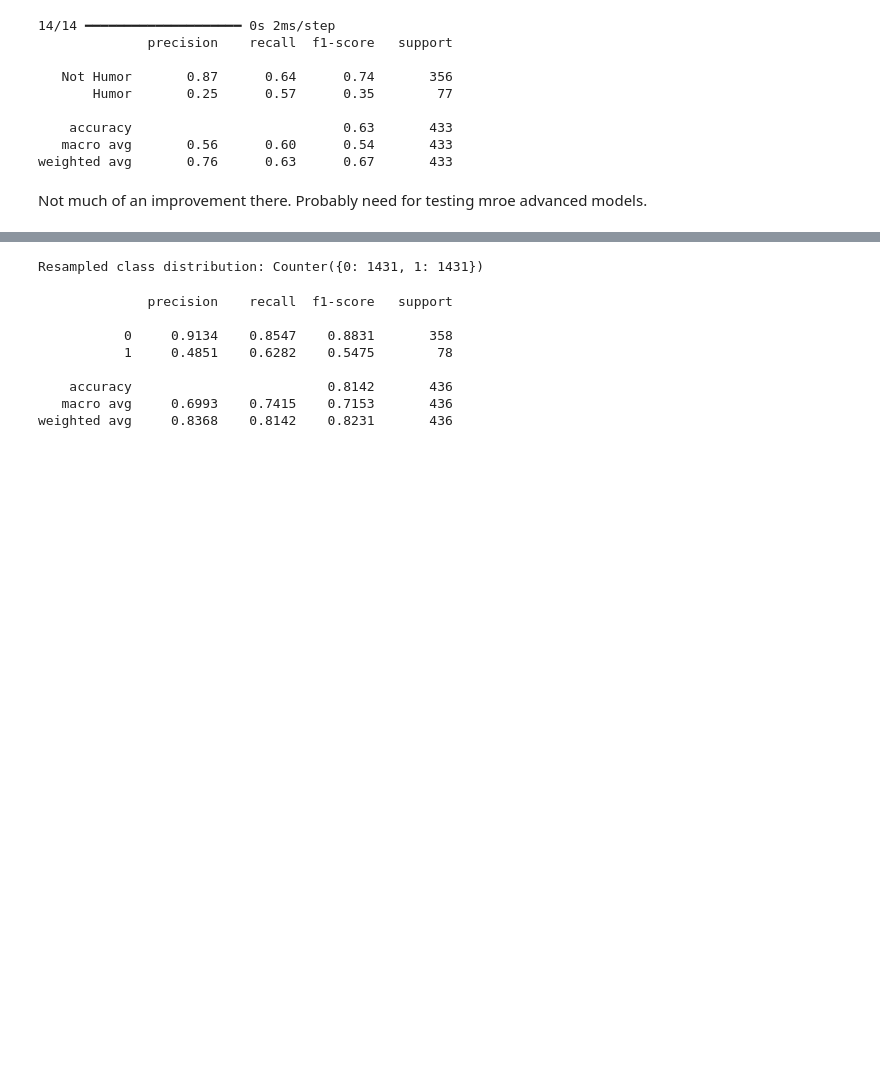
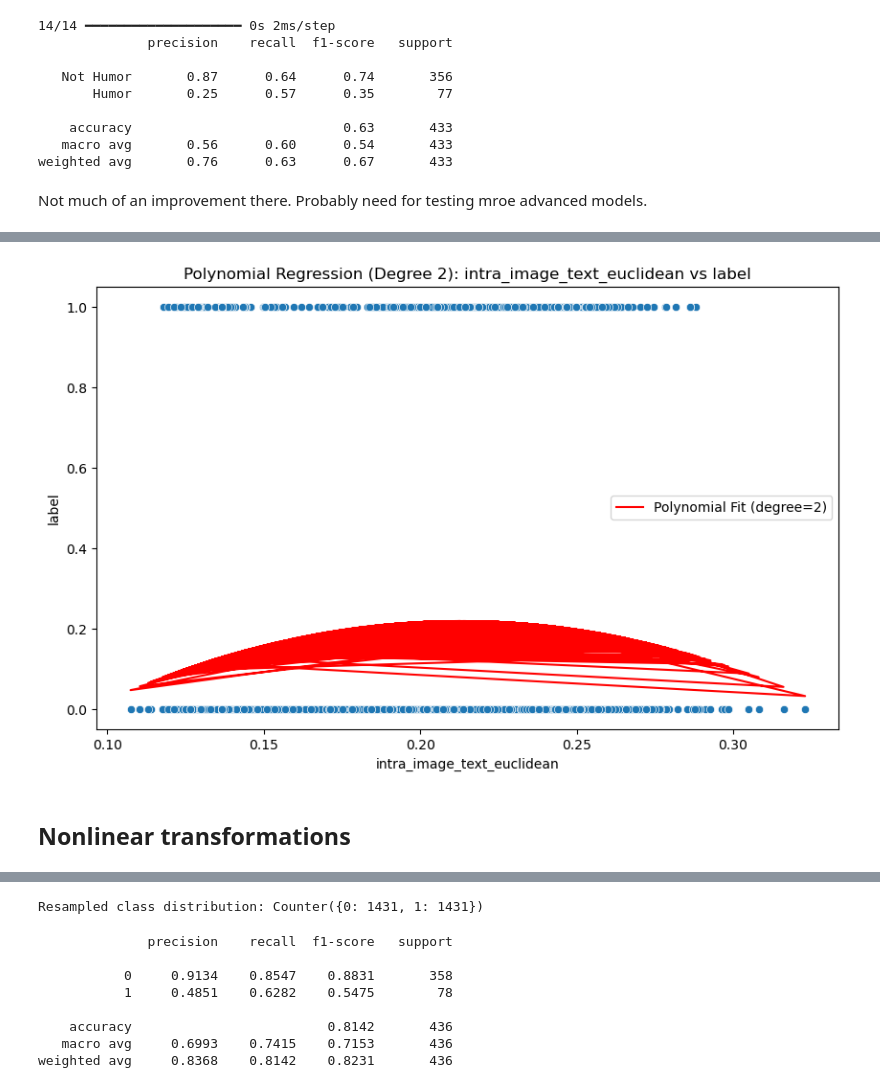
Before and after one commit to SiriFrisli/poli_reco, a Jupyter notebook: Classification/multilang_clip.ipynb, the cells around one changed output, grey strips where cells are left out. Cells and saved outputs as stored; diff of their text form; code cells hidden in the pictures; blank space fills up the shorter version.

Commit message:
Testing different models

```diff
--- a/Classification/multilang_clip.ipynb
+++ b/Classification/multilang_clip.ipynb
@@ -411,0 +935,25 @@ Not much of an improvement there. Probably need for testing mroe advanced models
+# %%
+import numpy as np
+from sklearn.preprocessing import PolynomialFeatures
+import seaborn as sns
+import matplotlib.pyplot as plt
+
+# Create a scatter plot
+plt.figure(figsize=(10, 6))
+sns.scatterplot(x=df["intra_image_text_euclidean"], y=df["label"])
+
+# Fit polynomial regression (degree 2 for quadratic)
+poly = PolynomialFeatures(degree=2)
+X_poly = poly.fit_transform(df["intra_image_text_euclidean"].values.reshape(-1, 1))
+from sklearn.linear_model import LinearRegression
+model = LinearRegression().fit(X_poly, df["label"])
+
+# Plot the polynomial regression line
+plt.plot(df["intra_image_text_euclidean"], model.predict(X_poly), color="red", label="Polynomial Fit (degree=2)")
+plt.title("Polynomial Regression (Degree 2): intra_image_text_euclidean vs label")
+plt.legend()
+plt.show()
+# %% [output]
+[figure, added]
+# %% [markdown]
+## Nonlinear transformations
```
Also changed, not shown: parts of 87 cells of this notebook.
